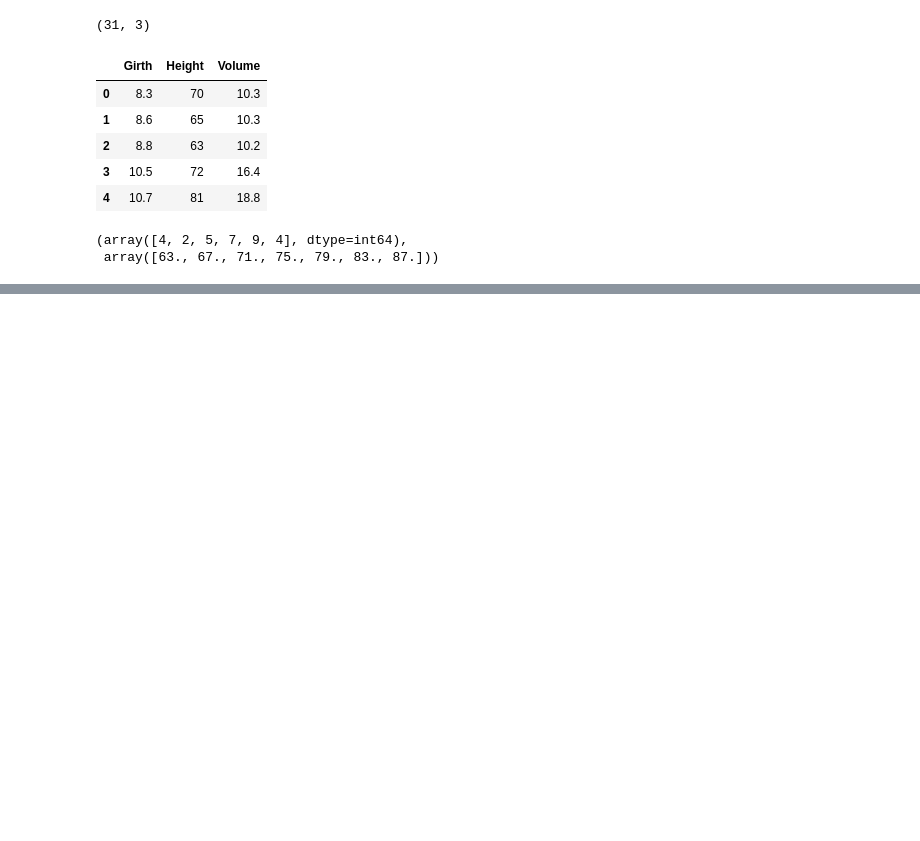
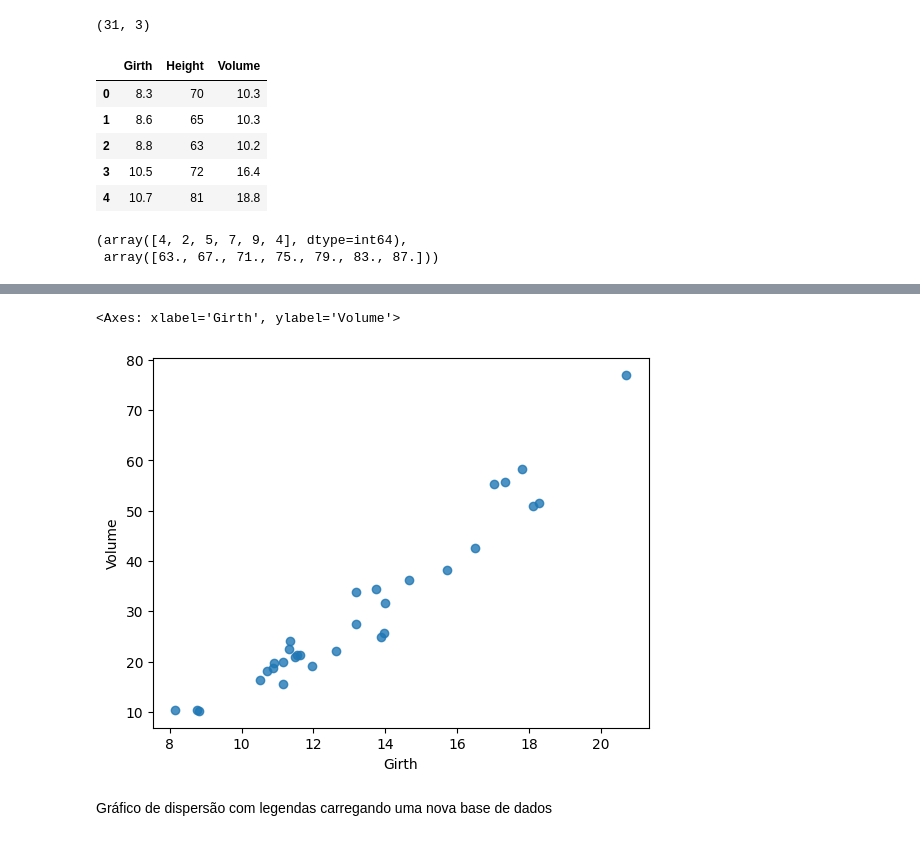
Before and after one commit to Rhuan-Messias/Python_Study, a Jupyter notebook: F_Data_Science/notebook_3/notebook_3.ipynb, the cells around one changed output, grey strips where cells are left out. Cells and saved outputs as stored; diff of their text form; code cells hidden in the pictures; blank space fills up the shorter version.

```diff
--- a/F_Data_Science/notebook_3/notebook_3.ipynb
+++ b/F_Data_Science/notebook_3/notebook_3.ipynb
@@ -53,0 +72,10 @@ srn.histplot(base.iloc[:,1],kde=True, bins=6, color='blue').set(title='Árvores'
+# %%
+#Gráfico de dispersão com 'afastamento' dos dados (jitter)
+# fit_reg linha de tendência
+srn.regplot(x=base.Girth,y=base.Volume,data=base,x_jitter=0.3,fit_reg=False)
+# %% [output]
+<Axes: xlabel='Girth', ylabel='Volume'>
+[figure, added]
+# %% [markdown]
+Gráfico de dispersão com legendas
+carregando uma nova base de dados
```
Also changed, not shown: parts of 41 cells of this notebook.
